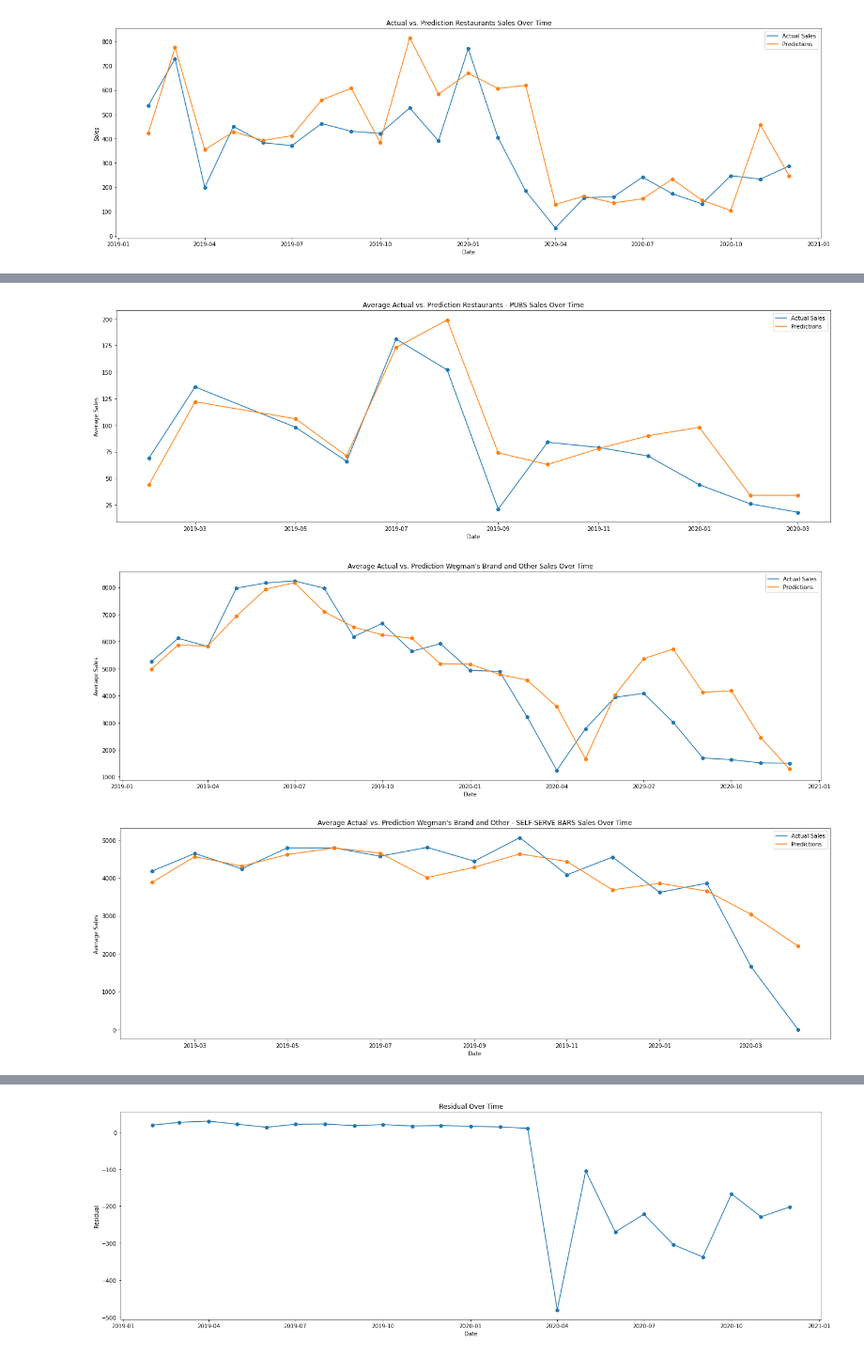
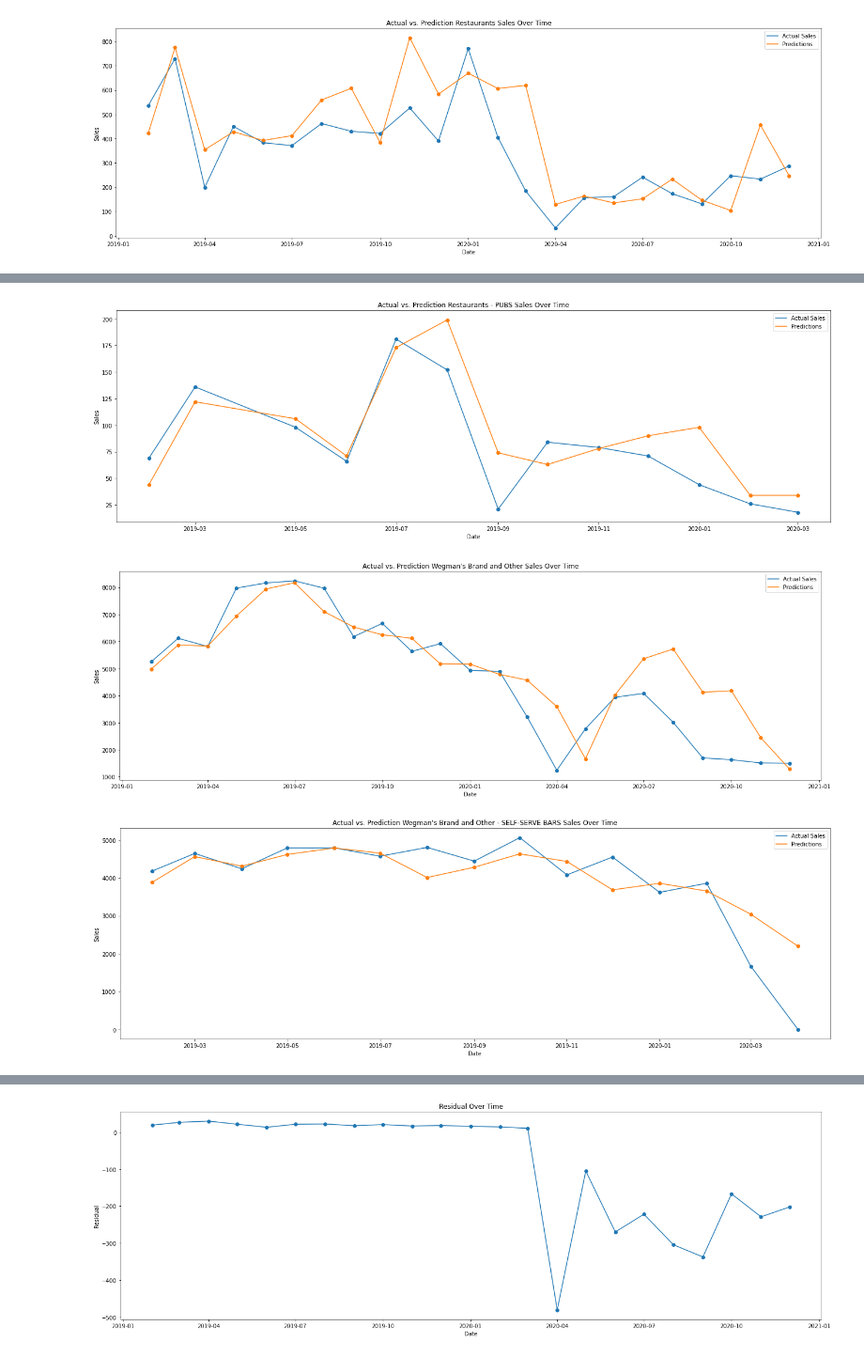
Before and after one commit to mtienpasertkij/Wegmans-Project, a Jupyter notebook: Time Series Final.ipynb, the cells around one changed output, grey strips where cells are left out. Shown at 94% size. Drawn from its saved outputs; the diff is of its cells as text; code cells hidden in the pictures.

```diff
--- a/Time Series Final.ipynb
+++ b/Time Series Final.ipynb
@@ -499,23 +499,23 @@ wegmansrf_restpub = wegmansrf_restall[(wegmansrf_restall["CATEGORY_NAME"] == 'PU
 # %%
 wegmansrf_restpub["monthyear"] =  pd.to_datetime(wegmansrf_restpub["monthyear"])
 x_date = wegmansrf_restpub['monthyear']
 y = round(wegmansrf_restpub['SALES'])
 y_pred = round(wegmansrf_restpub['Prediction'])
 
 
 plt.figure(figsize=(23, 7))
 plt.scatter(x_date,y)
 plt.scatter(x_date,y_pred)
 plt.plot(x_date, y)
 plt.plot(x_date, y_pred)
 
-plt.title("Average Actual vs. Prediction Restaurants - PUBS Sales Over Time")
+plt.title("Actual vs. Prediction Restaurants - PUBS Sales Over Time")
 plt.legend(["Actual Sales", "Predictions"])
 plt.xlabel("Date")
-plt.ylabel("Average Sales")
+plt.ylabel("Sales")
 plt.show()
 # %% [output]
-[figure, old version]
+[figure, new version]
 # %%
 wegmansrf_wb = wegmansrf[(wegmansrf["DEPARTMENT_NAME"] == 'WBRAND & OTHER')]
 # %%
@@ -533,13 +533,13 @@ plt.scatter(x_date,y_pred)
 plt.plot(x_date, y)
 plt.plot(x_date, y_pred)
 
-plt.title("Average Actual vs. Prediction Wegman's Brand and Other Sales Over Time")
+plt.title("Actual vs. Prediction Wegman's Brand and Other Sales Over Time")
 plt.legend(["Actual Sales", "Predictions"])
 plt.xlabel("Date")
-plt.ylabel("Average Sales")
+plt.ylabel("Sales")
 plt.show()
 # %% [output]
-[figure, old version]
+[figure, new version]
 # %%
 wegmansrf_wball = wegmansrf[(wegmansrf["DEPARTMENT_NAME"] == 'WBRAND & OTHER')]
 wegmanswb_selfserve = wegmansrf_wball[(wegmansrf_wball["CATEGORY_NAME"] == 'SELF-SERVE BARS')]
@@ -556,13 +556,13 @@ plt.scatter(x_date,y_pred)
 plt.plot(x_date, y)
 plt.plot(x_date, y_pred)
 
-plt.title("Average Actual vs. Prediction Wegman's Brand and Other - SELF-SERVE BARS Sales Over Time")
+plt.title("Actual vs. Prediction Wegman's Brand and Other - SELF-SERVE BARS Sales Over Time")
 plt.legend(["Actual Sales", "Predictions"])
 plt.xlabel("Date")
-plt.ylabel("Average Sales")
+plt.ylabel("Sales")
 plt.show()
 # %% [output]
-[figure, old version]
+[figure, new version]
 # %%
 wegmansrf_rx = wegmansrf[(wegmansrf["DEPARTMENT_NAME"] == 'PHARMACY RX')]
 # %%
```
Also changed, not shown: parts of 7 cells of this notebook.
